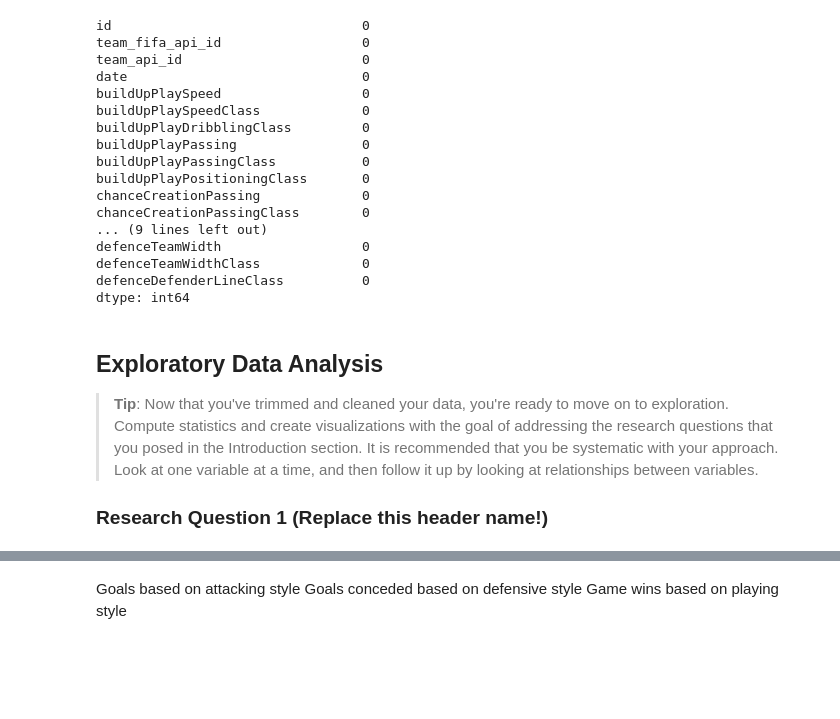
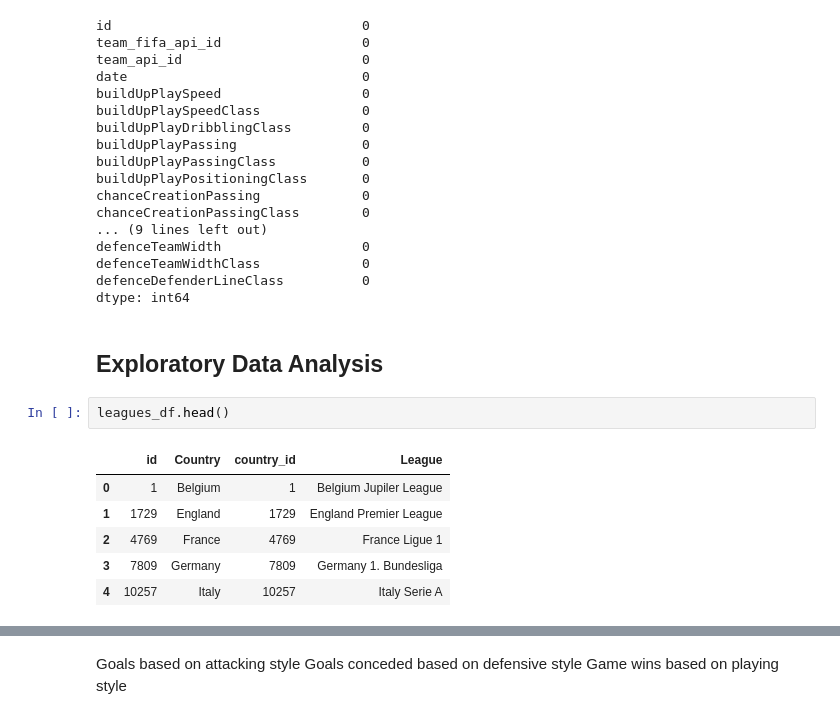
Before and after one commit to aayush1202/investigate-a-dataset, a Jupyter notebook: investigate-a-dataset-template.ipynb, the cells around one changed output, grey strips where cells are left out. Cells and saved outputs as stored; diff of their text form; blank space fills up the shorter version.

```diff
--- a/investigate-a-dataset-template.ipynb
+++ b/investigate-a-dataset-template.ipynb
@@ -448,10 +447,15 @@ defenceTeamWidth                  0
 defenceTeamWidthClass             0
 defenceDefenderLineClass          0
 dtype: int64
-# %% [markdown]
-<a id='eda'></a>
-## Exploratory Data Analysis
-
-> **Tip**: Now that you've trimmed and cleaned your data, you're ready to move on to exploration. Compute statistics and create visualizations with the goal of addressing the research questions that you posed in the Introduction section. It is recommended that you be systematic with your approach. Look at one variable at a time, and then follow it up by looking at relationships between variables.
-
-### Research Question 1 (Replace this header name!)
+# %% [markdown]
+<a id='eda'></a>
+## Exploratory Data Analysis
+# %%
+leagues_df.head()
+# %% [output]
+|  | id | Country | country_id | League |
+| 0 | 1 | Belgium | 1 | Belgium Jupiler League |
+| 1 | 1729 | England | 1729 | England Premier League |
+| 2 | 4769 | France | 4769 | France Ligue 1 |
+| 3 | 7809 | Germany | 7809 | Germany 1. Bundesliga |
+| 4 | 10257 | Italy | 10257 | Italy Serie A |
```
Also changed, not shown: parts of 20 cells of this notebook.
